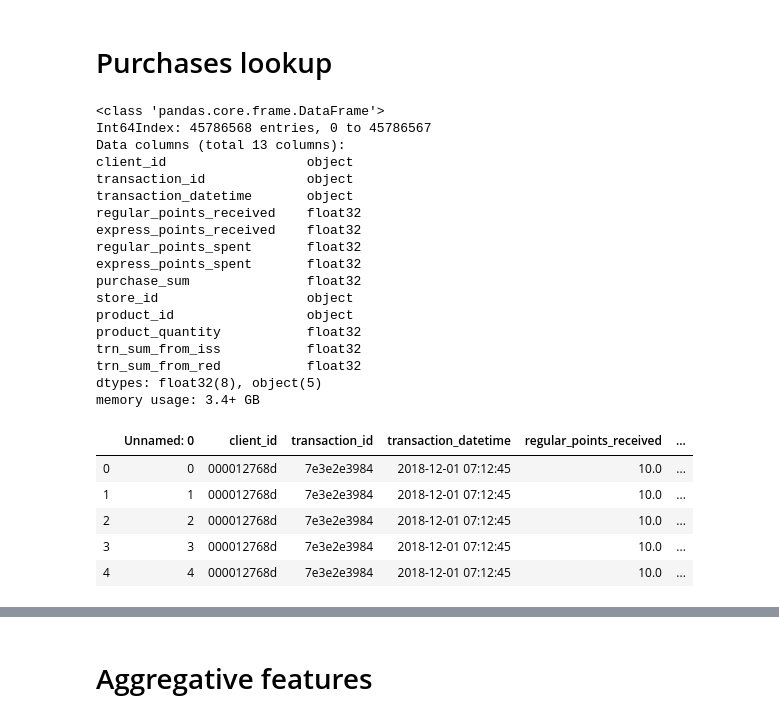
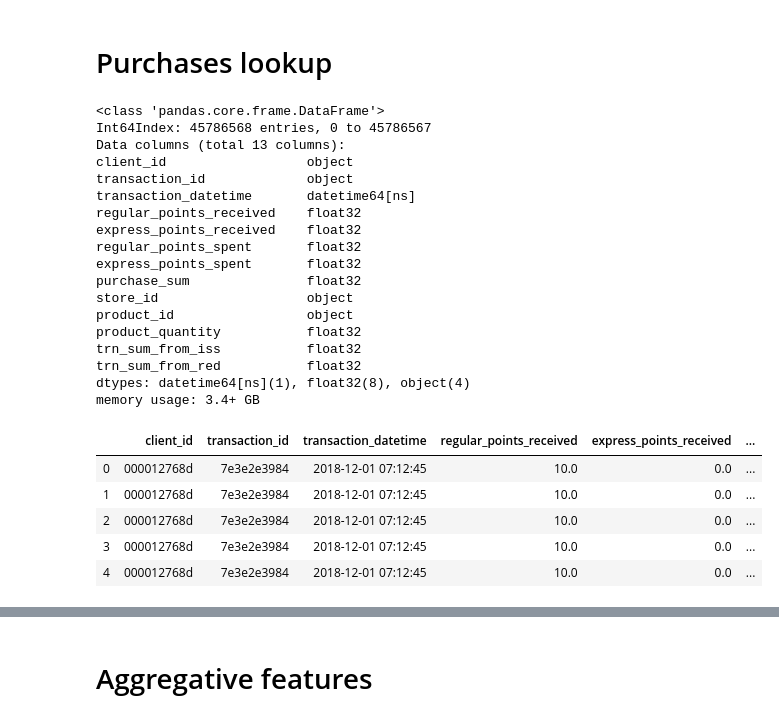
Before and after one commit to snv-ds/competitions, a Jupyter notebook: x5_retailhero/task1/EDA_files.ipynb, the cells around one changed output, grey strips where cells are left out. Saved outputs shown, nothing was run; the diff lists cells and outputs as text; code cells hidden in the pictures.

Commit message:
Added work with datetime on EDA Added first insight on clients

```diff
--- a/x5_retailhero/task1/EDA_files.ipynb
+++ b/x5_retailhero/task1/EDA_files.ipynb
@@ -18,8 +18,8 @@ PATH_TO_DATA = '../data/raw'
 # Class for EDA
 # %%
 class Frame:
-    def __init__(self, path_to_df, index_col=None, target=None):
-        self._df = pd.read_csv(os.path.join(PATH_TO_DATA, path_to_df), index_col=index_col)
+    def __init__(self, path_to_df, index_col=None, parse_dates=None, target=None):
+        self._df = pd.read_csv(os.path.join(PATH_TO_DATA, path_to_df), index_col=index_col, parse_dates=parse_dates)
         self._target = target
         self._cat_features = []
         self._num_features = []
@@ -80,6 +80,8 @@ class Frame:
         for col in self.num_features:
             if str(self.df[col].dtype).startswith('float'):
                 self.df[col] = pd.to_numeric(self.df[col], downcast='float', errors='ignore')
+            elif str(self.df[col].dtype).startswith('date'):
+                continue
             else:
                 self.df[col] = pd.to_numeric(self.df[col], downcast='integer', errors='ignore')
 # %%
@@ -345,7 +347,7 @@ Name: segment_id, dtype: int64
 # %%
 target = pd.read_csv(os.path.join(PATH_TO_DATA, 'uplift_train.csv'), index_col='client_id')
 # %%
-purchases = Frame(('purchases.csv'), index_col=0)
+purchases = Frame(('purchases.csv'), parse_dates=['transaction_datetime'], index_col=0)
 # %%
 purchases.shrink()
 # %%
@@ -356,7 +358,7 @@ Int64Index: 45786568 entries, 0 to 45786567
 Data columns (total 13 columns):
 client_id                  object
 transaction_id             object
-transaction_datetime       object
+transaction_datetime       datetime64[ns]
 regular_points_received    float32
 express_points_received    float32
 regular_points_spent       float32
@@ -367,15 +369,15 @@ product_id                 object
 product_quantity           float32
 trn_sum_from_iss           float32
 trn_sum_from_red           float32
-dtypes: float32(8), object(5)
+dtypes: datetime64[ns](1), float32(8), object(4)
 memory usage: 3.4+ GB
 # %%
-purchases.head(5)
+purchases.df.head(5)
 # %% [output]
-|  | Unnamed: 0 | client_id | transaction_id | transaction_datetime | regular_points_received | ... |
-| 0 | 0 | 000012768d | 7e3e2e3984 | 2018-12-01 07:12:45 | 10.0 | ... |
-| 1 | 1 | 000012768d | 7e3e2e3984 | 2018-12-01 07:12:45 | 10.0 | ... |
-| 2 | 2 | 000012768d | 7e3e2e3984 | 2018-12-01 07:12:45 | 10.0 | ... |
-| 3 | 3 | 000012768d | 7e3e2e3984 | 2018-12-01 07:12:45 | 10.0 | ... |
-| 4 | 4 | 000012768d | 7e3e2e3984 | 2018-12-01 07:12:45 | 10.0 | ... |
+|  | client_id | transaction_id | transaction_datetime | regular_points_received | express_points_received | ... |
+| 0 | 000012768d | 7e3e2e3984 | 2018-12-01 07:12:45 | 10.0 | 0.0 | ... |
+| 1 | 000012768d | 7e3e2e3984 | 2018-12-01 07:12:45 | 10.0 | 0.0 | ... |
+| 2 | 000012768d | 7e3e2e3984 | 2018-12-01 07:12:45 | 10.0 | 0.0 | ... |
+| 3 | 000012768d | 7e3e2e3984 | 2018-12-01 07:12:45 | 10.0 | 0.0 | ... |
+| 4 | 000012768d | 7e3e2e3984 | 2018-12-01 07:12:45 | 10.0 | 0.0 | ... |
 # %%
```
Also changed, not shown: parts of 14 cells of this notebook.
